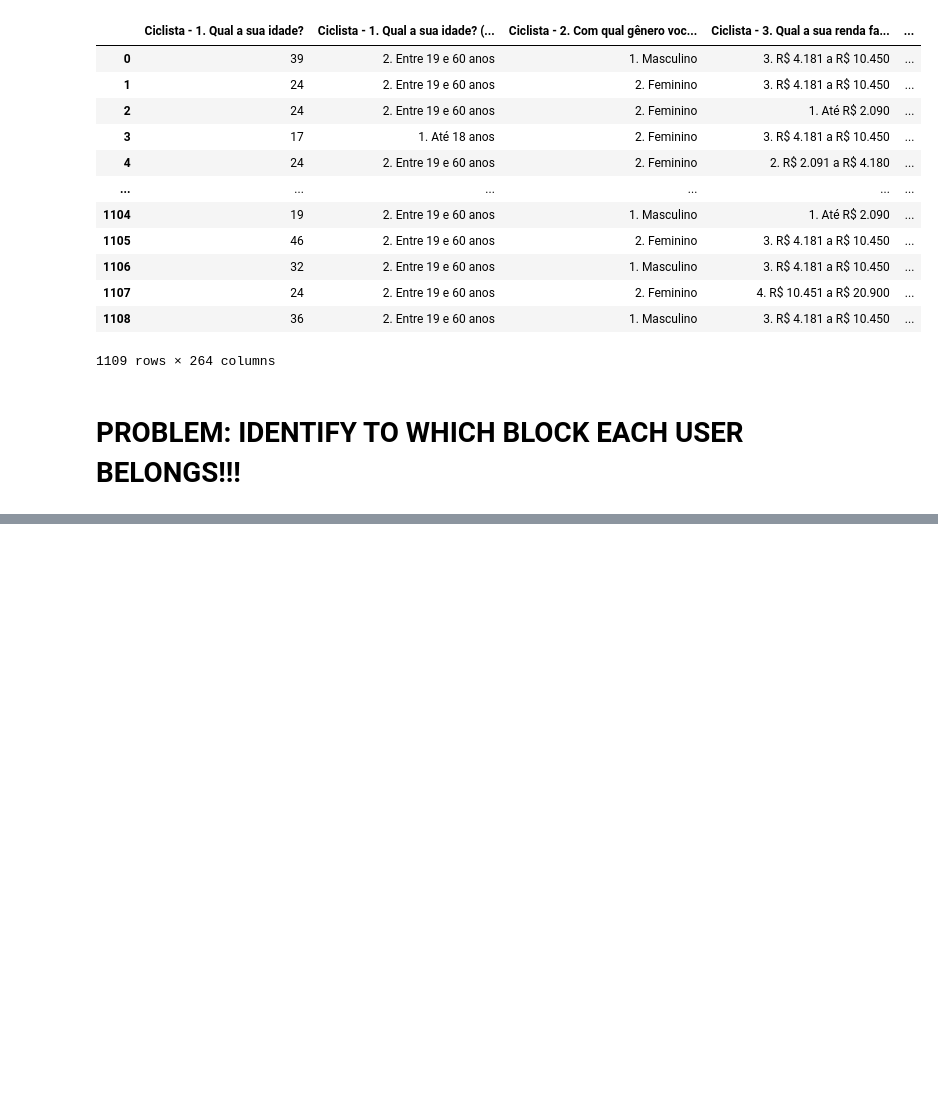
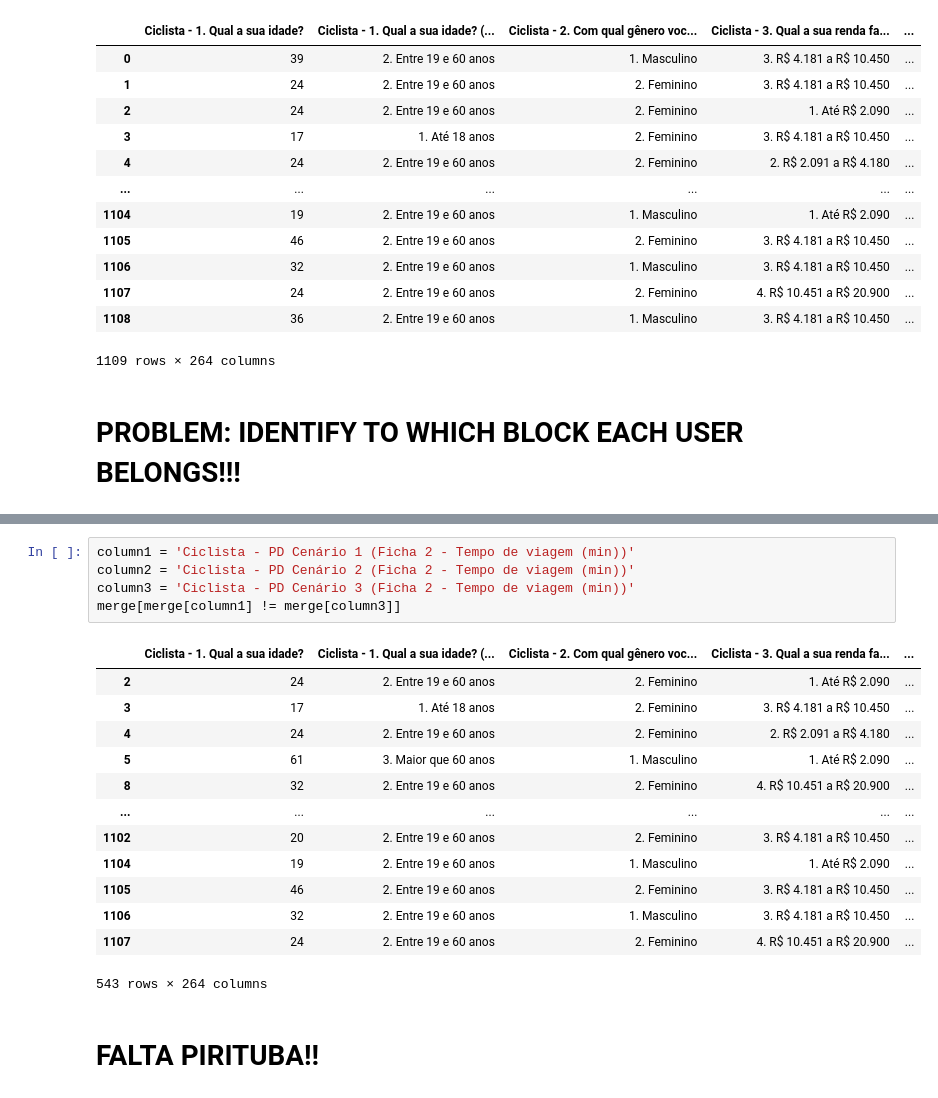
Before and after one commit to anayflima/bikesp-analysis, a Jupyter notebook: data_analysis/WB/scenarios.ipynb, the cells around one changed output, grey strips where cells are left out. Cells and saved outputs as stored; diff of their text form; blank space fills up the shorter version.

```diff
--- a/data_analysis/WB/scenarios.ipynb
+++ b/data_analysis/WB/scenarios.ipynb
@@ -186,0 +202,21 @@ merge
+# %%
+column1 = 'Ciclista - PD Cenário 1 (Ficha 2 - Tempo de viagem (min))'
+column2 = 'Ciclista - PD Cenário 2 (Ficha 2 - Tempo de viagem (min))'
+column3 = 'Ciclista - PD Cenário 3 (Ficha 2 - Tempo de viagem (min))'
+merge[merge[column1] != merge[column3]]
+# %% [output]
+|  | Ciclista - 1. Qual a sua idade? | Ciclista - 1. Qual a sua idade? (... | Ciclista - 2. Com qual gênero voc... | Ciclista - 3. Qual a sua renda fa... | ... |
+| 2 | 24 | 2. Entre 19 e 60 anos | 2. Feminino | 1. Até R$ 2.090 | ... |
+| 3 | 17 | 1. Até 18 anos | 2. Feminino | 3. R$ 4.181 a R$ 10.450 | ... |
+| 4 | 24 | 2. Entre 19 e 60 anos | 2. Feminino | 2. R$ 2.091 a R$ 4.180 | ... |
+| 5 | 61 | 3. Maior que 60 anos | 1. Masculino | 1. Até R$ 2.090 | ... |
+| 8 | 32 | 2. Entre 19 e 60 anos | 2. Feminino | 4. R$ 10.451 a R$ 20.900 | ... |
+| ... | ... | ... | ... | ... | ... |
+| 1102 | 20 | 2. Entre 19 e 60 anos | 2. Feminino | 3. R$ 4.181 a R$ 10.450 | ... |
+| 1104 | 19 | 2. Entre 19 e 60 anos | 1. Masculino | 1. Até R$ 2.090 | ... |
+| 1105 | 46 | 2. Entre 19 e 60 anos | 2. Feminino | 3. R$ 4.181 a R$ 10.450 | ... |
+| 1106 | 32 | 2. Entre 19 e 60 anos | 1. Masculino | 3. R$ 4.181 a R$ 10.450 | ... |
+| 1107 | 24 | 2. Entre 19 e 60 anos | 2. Feminino | 4. R$ 10.451 a R$ 20.900 | ... |
+543 rows × 264 columns
+# %% [markdown]
+# FALTA PIRITUBA!!
```
Also changed, not shown: parts of 5 cells of this notebook.
